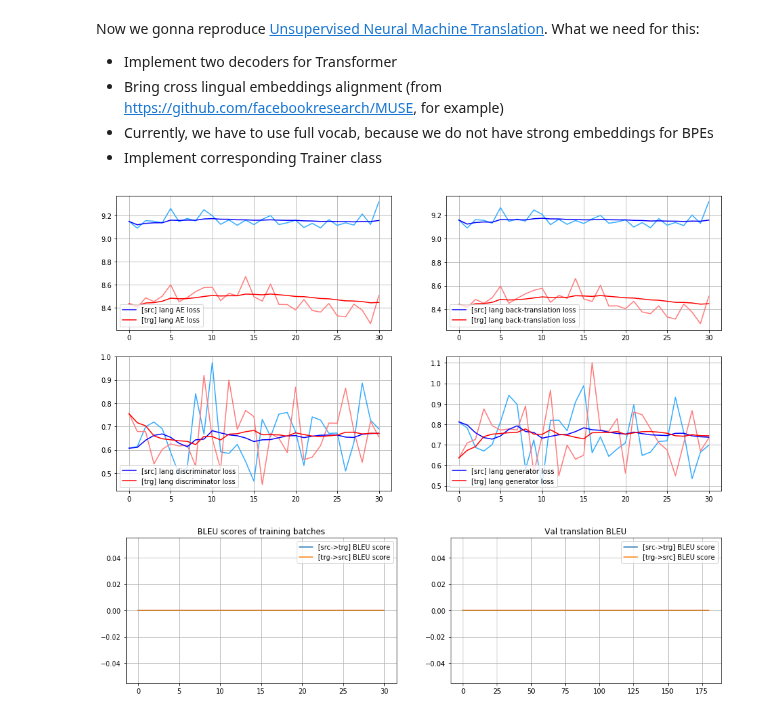
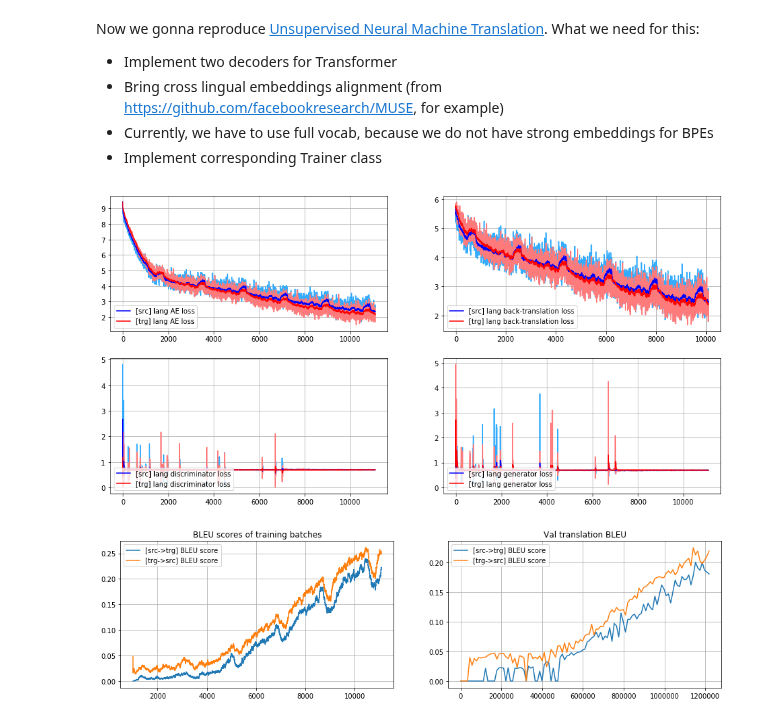
Before and after one commit to universome/text-style-transfer, a Jupyter notebook: notebooks/unsupervised-mt.ipynb, the cells around one changed output. Drawn from its saved outputs; the diff is of its cells as text; code cells hidden in the pictures.

```diff
--- a/notebooks/unsupervised-mt.ipynb
+++ b/notebooks/unsupervised-mt.ipynb
@@ -80,48 +88,49 @@ import src.transformer.constants as constants
 
 use_cuda = torch.cuda.is_available()
 
 def reconstruction_criterion(vocab_size):
     ''' With PAD token zero weight '''
     weight = torch.ones(vocab_size)
     weight[constants.PAD] = 0
 
     return nn.CrossEntropyLoss(weight)
 
 reconstruct_src_criterion = reconstruction_criterion(len(vocab_src))
 reconstruct_trg_criterion = reconstruction_criterion(len(vocab_trg))
 adv_criterion = nn.BCEWithLogitsLoss()
 
-def trainable_params_without_enc_embs(transformer):
-    trainable = transformer.get_trainable_parameters()
-    enc_embs = set(map(id, transformer.encoder.src_word_emb.parameters()))
-    src_proj_embs = set(map(id, transformer.src_word_proj.parameters()))
-    freezed = enc_embs | src_proj_embs
+# def trainable_params_without_enc_embs(transformer):
+#     trainable = transformer.get_trainable_parameters()
+#     enc_embs = set(map(id, transformer.encoder.src_word_emb.parameters()))
+#     dec_embs = set(map(id, transformer.decoder.tgt_word_emb.parameters()))
+#     freezed = enc_embs | dec_embs
 
-    return (p for p in trainable if not id(p) in freezed)
+#     return (p for p in trainable if not id(p) in freezed)
 
-# transformer_optimizer = Adam([
-#     {'params': transformer.get_trainable_params_without_embs(), 'lr': 1e-4},
-#     {'params': transformer.get_embs_parameters(), 'lr': 1e-5}
-# ])
-transformer_optimizer = Adam(trainable_params_without_enc_embs(transformer), lr=1e-4)
+transformer_optimizer = Adam([
+    {'params': transformer.get_trainable_params_without_embs(), 'lr': 1e-4},
+    {'params': transformer.get_embs_parameters(), 'lr': 1e-5}
+])
+# transformer_optimizer = Adam(trainable_params_without_enc_embs(transformer), lr=1e-4)
 discriminator_optimizer = Adam(discriminator.trainable_parameters(), lr=1e-4)
 
 training_data = UMTBatcher(train_src_idx, train_trg_idx, vocab_src,
-                           vocab_trg, batch_size=2, shuffle=False)
-val_data = Batcher(val_src_idx[:2], val_trg_idx[:2], vocab_src.token2id,
-                   vocab_trg.token2id, batch_size=2, shuffle=False)
+                           vocab_trg, batch_size=16, shuffle=False)
+val_data = Batcher(val_src_idx[:64], val_trg_idx[:64], vocab_src.token2id,
+                   vocab_trg.token2id, batch_size=16, shuffle=False)
 
 training_config = {
     'max_num_epochs': 10,
-    'start_bt_from_iter': 0
+    'start_bt_from_iter': 1000,
+    'gen_loss_coef': 0.1
 }
 
 trainer = UMTTrainer(transformer, discriminator, vocab_src, vocab_trg,
                   transformer_optimizer, discriminator_optimizer,
                   reconstruct_src_criterion, reconstruct_trg_criterion, adv_criterion,
                   training_config)
 
-trainer.run_training(training_data, val_data, plot_every=5, val_bleu_every=5)
+trainer.run_training(training_data, val_data, plot_every=10, val_bleu_every=100)
 # %% [output]
-[figure, old version]
+[figure, new version]
-[figure, old version]
+[figure, new version]
```
Also changed, not shown: parts of 3 cells of this notebook, 3 other files.
